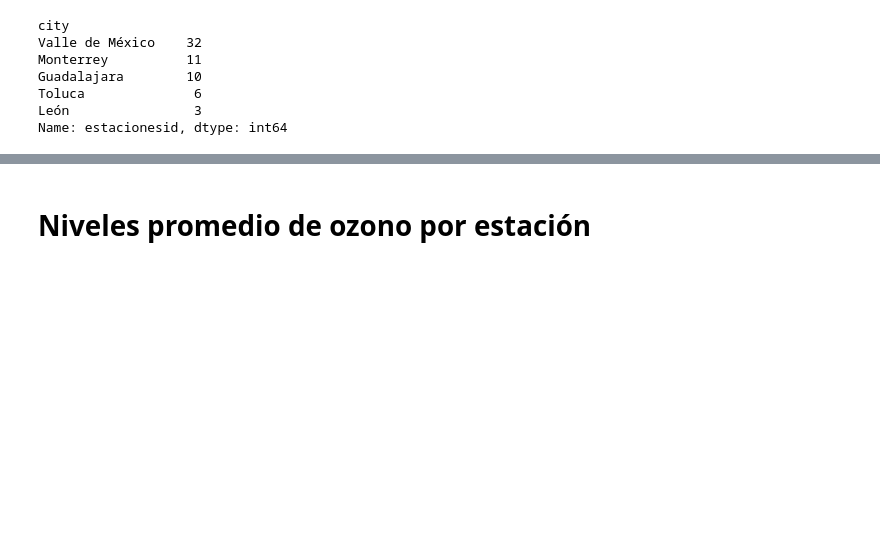
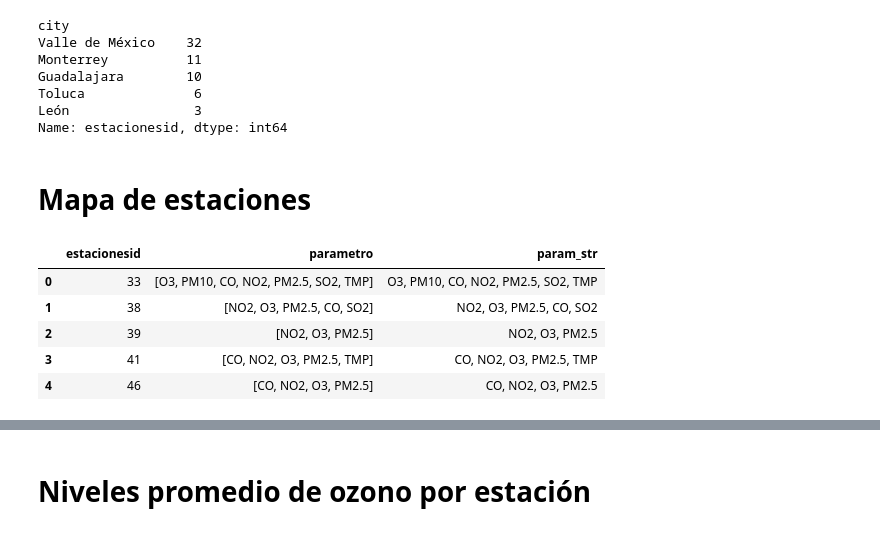
Before and after one commit to mxabierto/calidad-del-aire, a Jupyter notebook: notebooks/6_mapas_interactivos_y_gifs.ipynb, the cells around one changed output, grey strips where cells are left out. Drawn from its saved outputs; the diff is of its cells as text; code cells hidden in the pictures; blank space fills up the shorter version.

```diff
--- a/notebooks/6_mapas_interactivos_y_gifs.ipynb
+++ b/notebooks/6_mapas_interactivos_y_gifs.ipynb
@@ -86,3 +86,16 @@ Guadalajara        10
 Toluca              6
 León                3
 Name: estacionesid, dtype: int64
+# %% [markdown]
+# Mapa de estaciones
+# %%
+parametros_estaciones = mediciones.groupby('estacionesid').parametro.unique().reset_index()
+parametros_estaciones['param_str'] = parametros_estaciones.parametro.map(lambda x: ', '.join(x))
+parametros_estaciones.head()
+# %% [output]
+|  | estacionesid | parametro | param_str |
+| 0 | 33 | [O3, PM10, CO, NO2, PM2.5, SO2, TMP] | O3, PM10, CO, NO2, PM2.5, SO2, TMP |
+| 1 | 38 | [NO2, O3, PM2.5, CO, SO2] | NO2, O3, PM2.5, CO, SO2 |
+| 2 | 39 | [NO2, O3, PM2.5] | NO2, O3, PM2.5 |
+| 3 | 41 | [CO, NO2, O3, PM2.5, TMP] | CO, NO2, O3, PM2.5, TMP |
+| 4 | 46 | [CO, NO2, O3, PM2.5] | CO, NO2, O3, PM2.5 |
```
Also changed, not shown: parts of 2 cells of this notebook, 3 other files.
